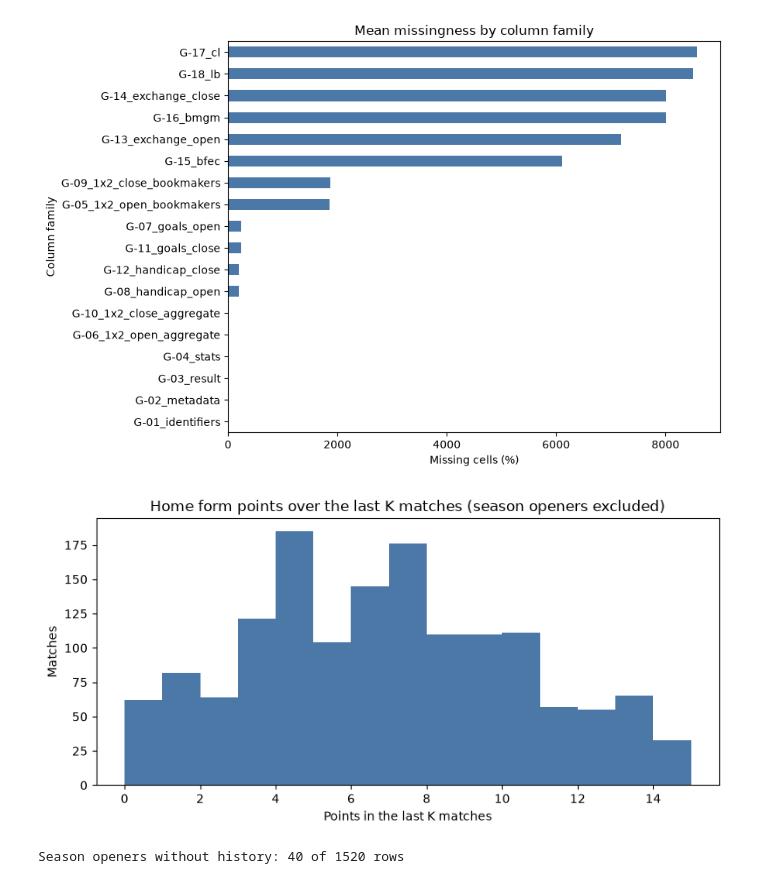
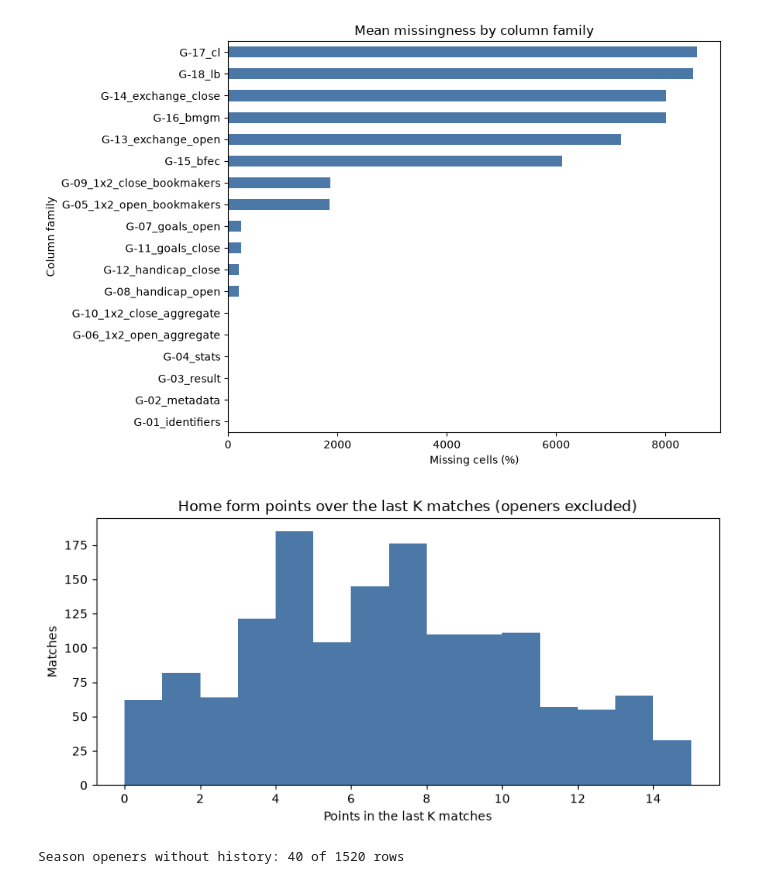
Before and after one commit to errodd/premier_league_football_predictor, a Jupyter notebook: notebooks/02_data_preparation.ipynb, the cells around one changed output. Drawn from its saved outputs; the diff is of its cells as text; code cells hidden in the pictures.

```diff
--- a/notebooks/02_data_preparation.ipynb
+++ b/notebooks/02_data_preparation.ipynb
@@ -163,6 +159,16 @@ BASE_FEATURES = HIST_KEEP + MARKET_KEEP + CAL_KEEP + DOW_KEEP
 # Raw identity columns kept so the one-hot block can consume them.
 CLUB_COLS = ["HomeTeam", "AwayTeam"]
 PIPELINE_FEATURES = BASE_FEATURES + CLUB_COLS
+
+
+# Verified expectations used by the validation and split assertions.
+MATCHES_PER_SEASON = 380
+TRAIN_ROWS = 1520
+TEST_ROWS = 380
+# Corrected total shots for Newcastle - West Ham, 15/08/2021, where
+# shots on target exceeded total shots; verified against an external
+# source.
+CORRECTED_AS = 18
 # %% [markdown]
 ## 2. Load and validate the raw data
 
@@ -271,7 +279,7 @@ if int(match_key.sum()) != 1:
         f"{int(match_key.sum())}"
     )
 
-df.loc[match_key, "AS"] = 18
+df.loc[match_key, "AS"] = CORRECTED_AS
 
 if not df["AST"].le(df["AS"]).all():
     raise ValueError("AST must not exceed AS.")
@@ -344,7 +352,24 @@ The smallest class `draw` consists of 454 observations ( 23.89% approx ), so no
 Closing odds (the `C` columns) *are* available at T-0. They are excluded by redundancy, not by leakage, and we say so rather than inventing a cleaner-sounding excuse.
 # %%
 def market_probabilities(frame, cols=("AvgH", "AvgD", "AvgA")):
-    """Return de-vigged 1X2 probabilities, one row per match."""
+    """Return de-vigged 1X2 probabilities, one row per match.
+
+    Applies the proportional de-vig p_i = (1 / o_i) / sum_j (1 / o_j),
+    assuming the bookmaker margin splits equally across the outcomes.
+
+    Parameters
+    ----------
+    frame : pandas.DataFrame
+        Match frame with the three 1X2 quote columns.
+    cols : tuple of str
+        Quote columns, in home, draw, away order.
+
+    Returns
+    -------
+    numpy.ndarray
+        One probability per outcome, shape (len(frame), 3); each row
+        sums to 1.
+    """
     inverse = 1.0 / frame[list(cols)].to_numpy(dtype=float)
     return inverse / inverse.sum(axis=1, keepdims=True)
 
@@ -1163,16 +1315,16 @@ plt.show()
 # %%
 fig, ax = plt.subplots(figsize=(8, 4))
 ax.hist(preview["Home_Hist_Pts_k"].dropna(), bins=15, color="#4C78A8")
 ax.set(
-    title="Home form points over the last K matches (season openers excluded)",
+    title="Home form points over the last K matches (openers excluded)",
     xlabel="Points in the last K matches",
     ylabel="Matches",
 )
 plt.tight_layout()
 plt.show()
 
 openers = int(preview["Home_Hist_Pts_k"].isna().sum())
 print(f"Season openers without history: {openers} of {len(preview)} rows")
 # %% [output]
-[figure, old version]
+[figure, new version]
 Season openers without history: 40 of 1520 rows
```
Also changed, not shown: parts of 8 cells of this notebook, 1 other file.
